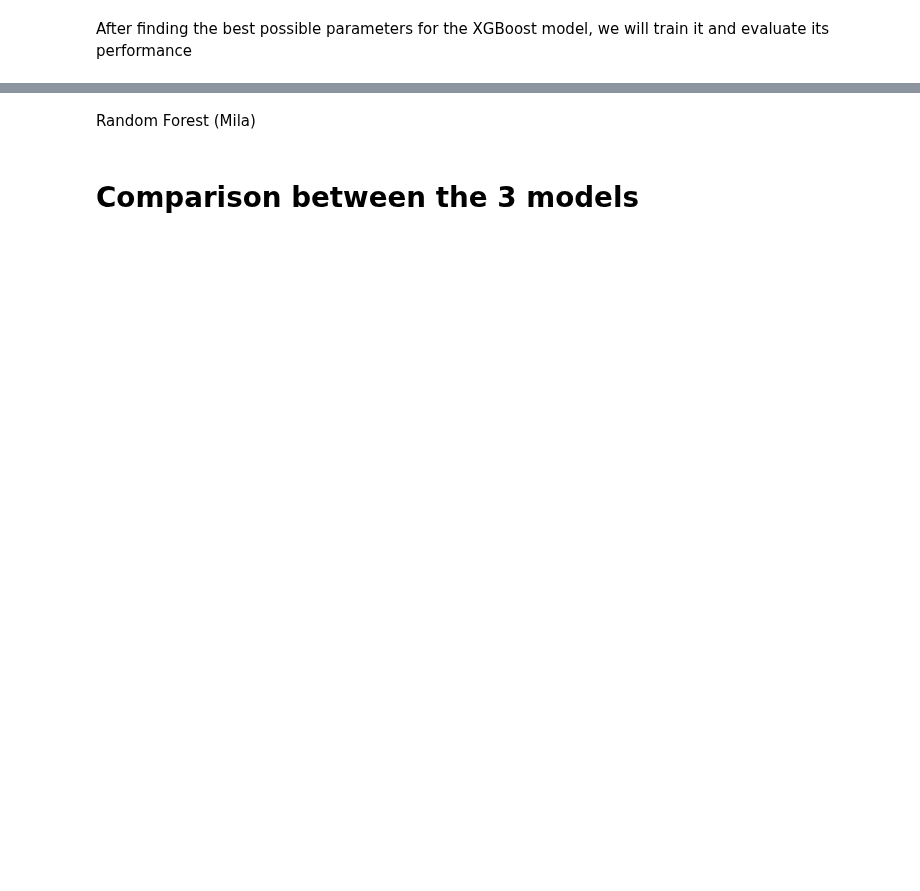
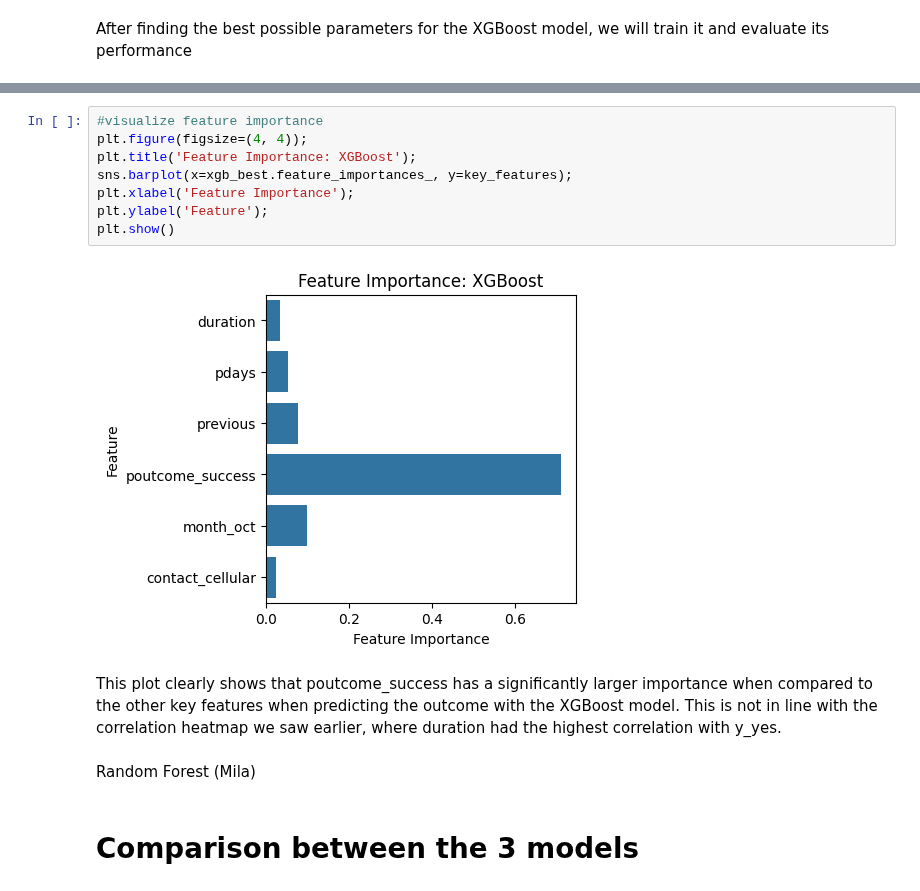
Before and after one commit to DSBE-Semester-A/DataMining, a Jupyter notebook: Assignment2/Assignment_2.ipynb, the cells around one changed output, grey strips where cells are left out. Cells and saved outputs as stored; diff of their text form; blank space fills up the shorter version.

```diff
--- a/Assignment2/Assignment_2.ipynb
+++ b/Assignment2/Assignment_2.ipynb
@@ -495,3 +490,15 @@ F1 Score: 0.8876939997555908
+# %%
+#visualize feature importance
+plt.figure(figsize=(4, 4));
+plt.title('Feature Importance: XGBoost');
+sns.barplot(x=xgb_best.feature_importances_, y=key_features);
+plt.xlabel('Feature Importance');
+plt.ylabel('Feature');
+plt.show()
+# %% [output]
+[figure, added]
+# %% [markdown]
+This plot clearly shows that poutcome_success has a significantly larger importance when compared to the other key features when predicting the outcome with the XGBoost model. This is not in line with the correlation heatmap we saw earlier, where duration had the highest correlation with y_yes.
 # %% [markdown]
 Random Forest (Mila)
 # %% [markdown]
```
Also changed, not shown: parts of 7 cells of this notebook.
